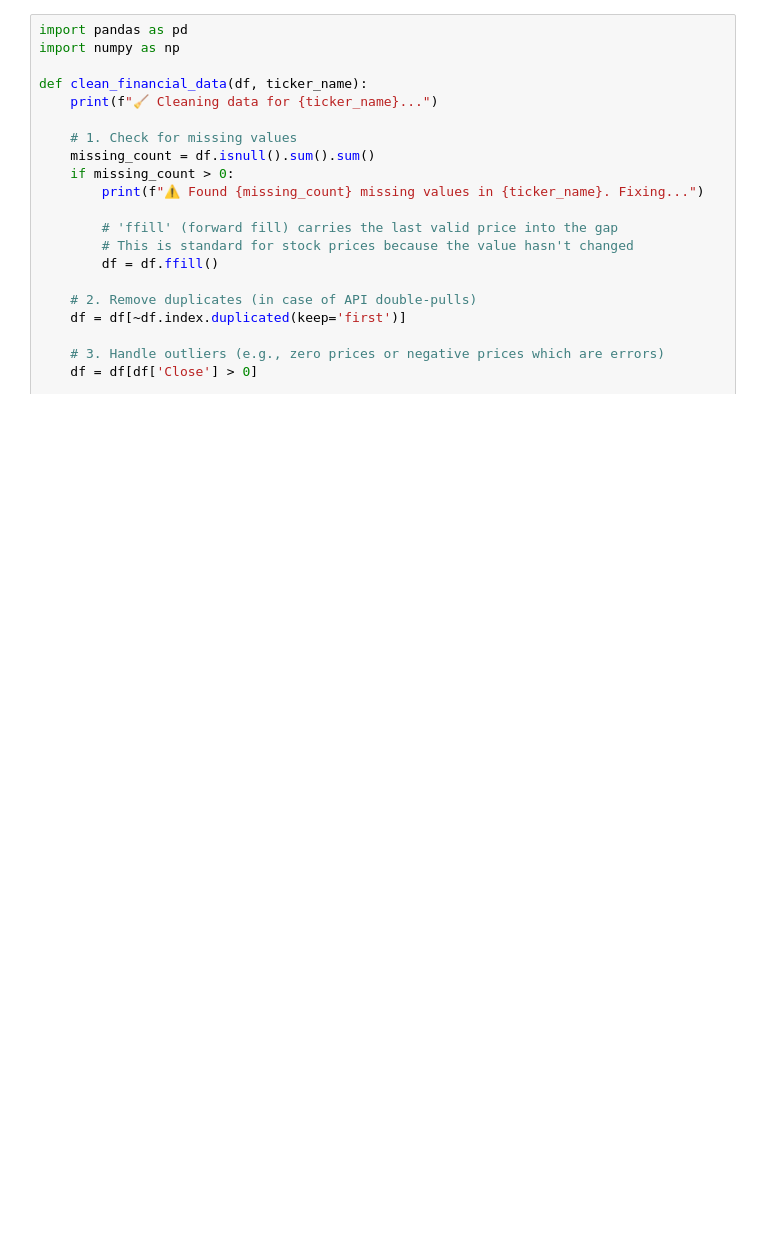
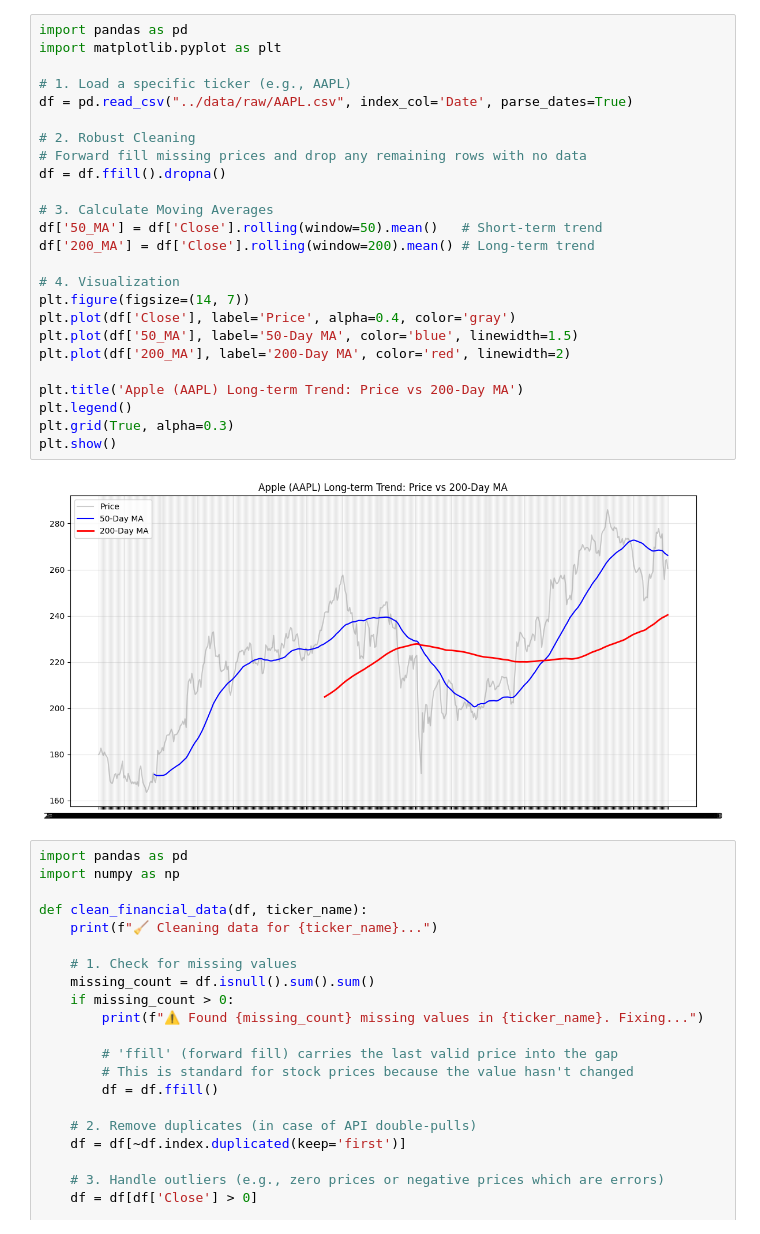
Before and after one commit to jigar3730/finance-vibe, a Jupyter notebook: notebooks/02_comparison_analysis.ipynb, the cells around one changed output. Drawn from its saved outputs; the diff is of its cells as text; blank space fills up the shorter version.

Commit message:
feat: add 50 and 200-day moving averages for trend analysis

```diff
--- a/notebooks/02_comparison_analysis.ipynb
+++ b/notebooks/02_comparison_analysis.ipynb
@@ -1,3 +1,30 @@
+# %%
+import pandas as pd
+import matplotlib.pyplot as plt
+
+# 1. Load a specific ticker (e.g., AAPL)
+df = pd.read_csv("../data/raw/AAPL.csv", index_col='Date', parse_dates=True)
+
+# 2. Robust Cleaning
+# Forward fill missing prices and drop any remaining rows with no data
+df = df.ffill().dropna()
+
+# 3. Calculate Moving Averages
+df['50_MA'] = df['Close'].rolling(window=50).mean()   # Short-term trend
+df['200_MA'] = df['Close'].rolling(window=200).mean() # Long-term trend
+
+# 4. Visualization
+plt.figure(figsize=(14, 7))
+plt.plot(df['Close'], label='Price', alpha=0.4, color='gray')
+plt.plot(df['50_MA'], label='50-Day MA', color='blue', linewidth=1.5)
+plt.plot(df['200_MA'], label='200-Day MA', color='red', linewidth=2)
+
+plt.title('Apple (AAPL) Long-term Trend: Price vs 200-Day MA')
+plt.legend()
+plt.grid(True, alpha=0.3)
+plt.show()
+# %% [output]
+[figure, added]
 # %%
 import pandas as pd
 import numpy as np
```
